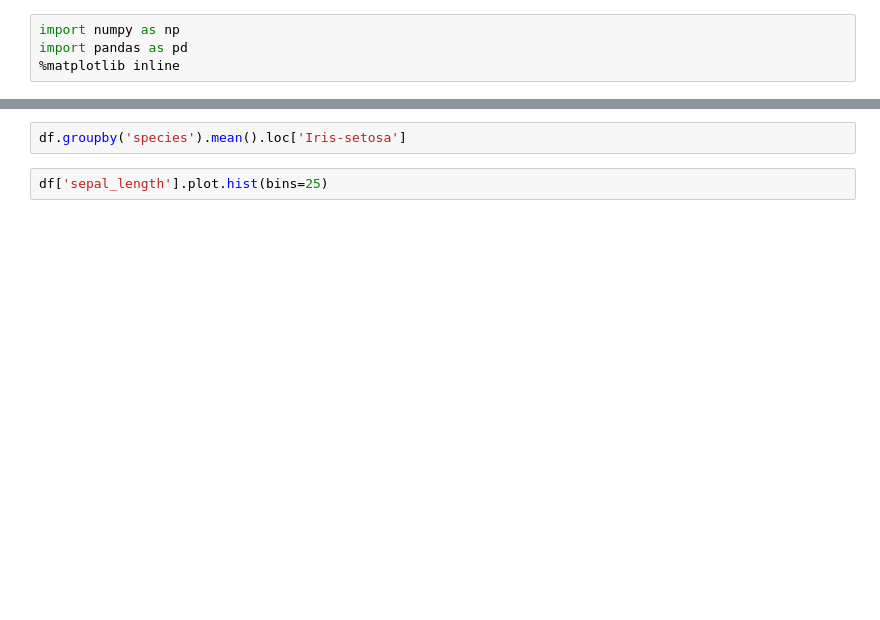
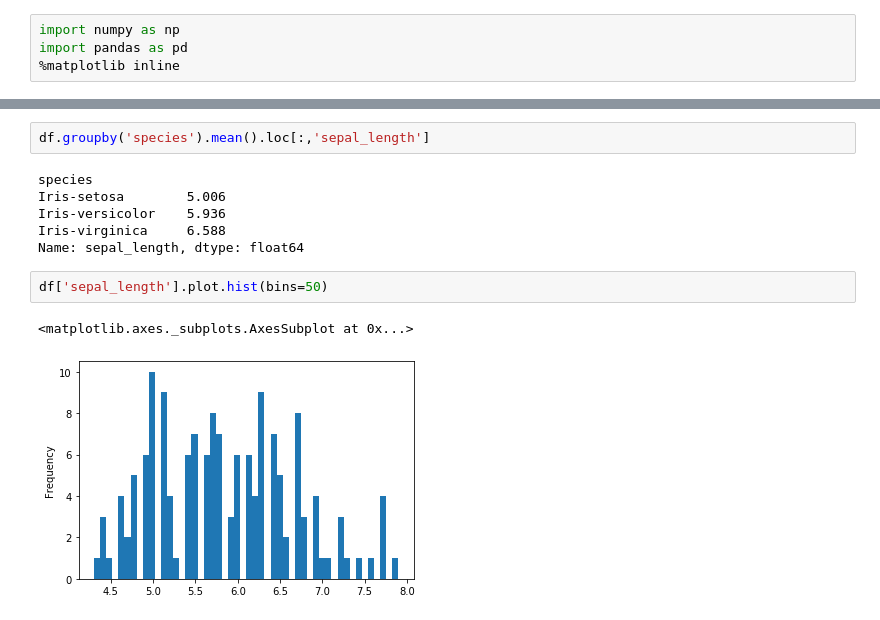
Before and after one commit to esnt/stat426, a Jupyter notebook: Notebooks/05-More-Pandas.ipynb, the cells around one changed output, grey strips where cells are left out. Saved outputs shown, nothing was run; the diff lists cells and outputs as text; blank space fills up the shorter version.

```diff
--- a/Notebooks/05-More-Pandas.ipynb
+++ b/Notebooks/05-More-Pandas.ipynb
@@ -17,5 +73,14 @@ df.groupby('species').mean()
 # %%
-df.groupby('species').mean().loc['Iris-setosa']
+df.groupby('species').mean().loc[:,'sepal_length']
+# %% [output]
+species
+Iris-setosa        5.006
+Iris-versicolor    5.936
+Iris-virginica     6.588
+Name: sepal_length, dtype: float64
 # %%
-df['sepal_length'].plot.hist(bins=25)
+df['sepal_length'].plot.hist(bins=50)
+# %% [output]
+<matplotlib.axes._subplots.AxesSubplot at 0x...>
+[figure, added]
 # %%
```
Also changed, not shown: parts of 10 cells of this notebook, 2 other files.
